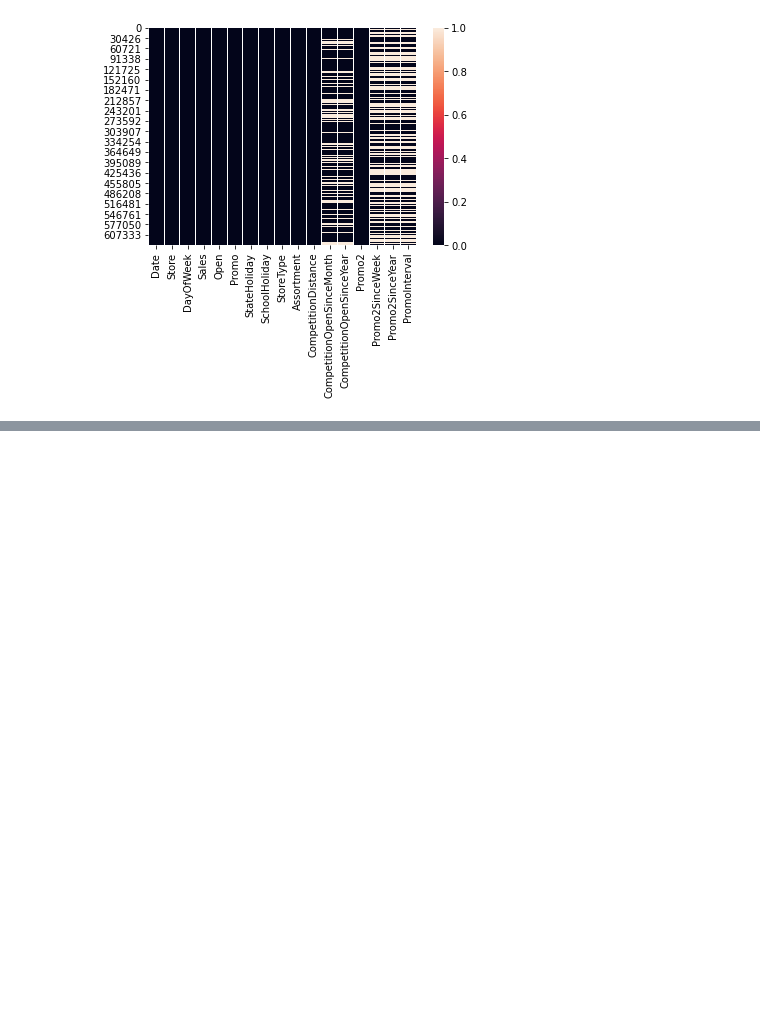
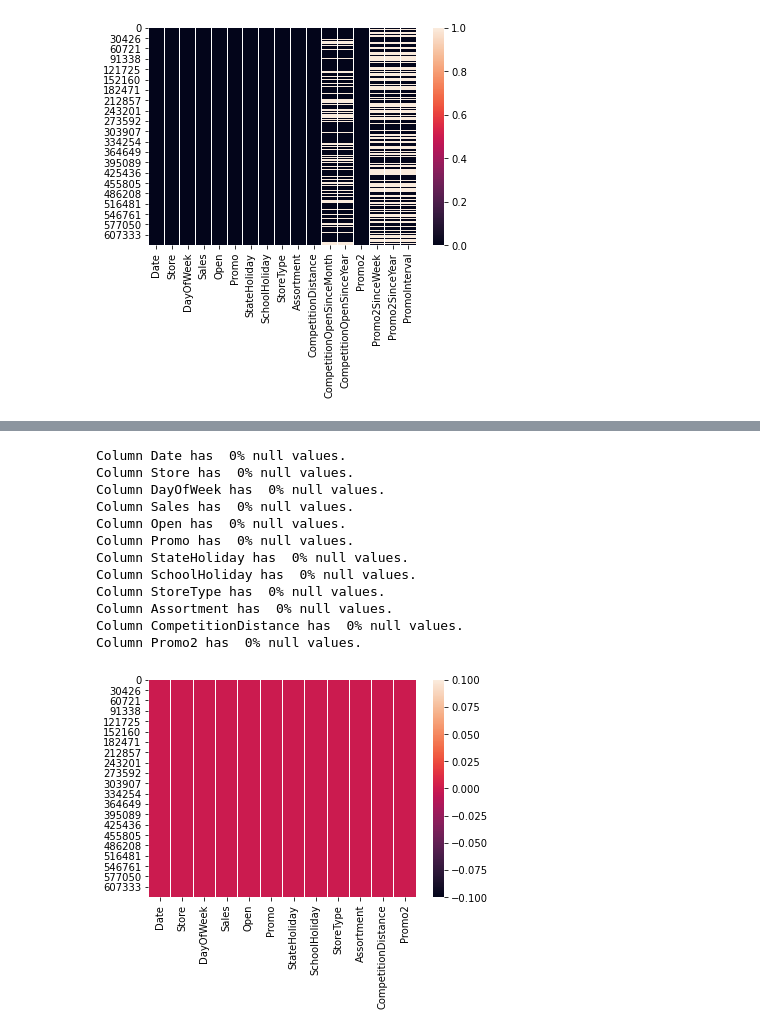
Before and after one commit to JohnEnev/DSR-competition-team1, a Jupyter notebook: notebooks/SG_cleaning.ipynb, the cells around one changed output, grey strips where cells are left out. Drawn from its saved outputs; the diff is of its cells as text; code cells hidden in the pictures; blank space fills up the shorter version.

```diff
--- a/notebooks/SG_cleaning.ipynb
+++ b/notebooks/SG_cleaning.ipynb
@@ -172,3 +172,11 @@ Column Promo2SinceWeek has  49% null values.
 Column Promo2SinceYear has  49% null values.
 Column PromoInterval has  49% null values.
 [figure]
+# %%
+# For columns with only a small amoung of null values, we simply drop the nulls that are there.
+# For columns with large amoung of null values, we drop the column.
+# The threshold for small or large is 10%.
+
+# We have to come back to this because low statistics is not a good justification for droping rows.
+
+very_clean_df = cln.rough_cleaning(clean_target_df, threshold=0.1, verbose=True)
@@ -175,3 +201,24 @@ Column PromoInterval has  49% null values.
+# %%
+#Check the null values after second rough cleaning
+
+nulls = very_clean_df.isnull()
+sns.heatmap(nulls)
+
+cln.count_null_features(very_clean_df)
+# %% [output]
+Column Date has  0% null values.
+Column Store has  0% null values.
+Column DayOfWeek has  0% null values.
+Column Sales has  0% null values.
+Column Open has  0% null values.
+Column Promo has  0% null values.
+Column StateHoliday has  0% null values.
+Column SchoolHoliday has  0% null values.
+Column StoreType has  0% null values.
+Column Assortment has  0% null values.
+Column CompetitionDistance has  0% null values.
+Column Promo2 has  0% null values.
+[figure, added]
 # %%
 #Split the data into training and cross validation samples
 #The last 3 months go to the validation sample
```
Also changed, not shown: parts of 2 cells of this notebook.
